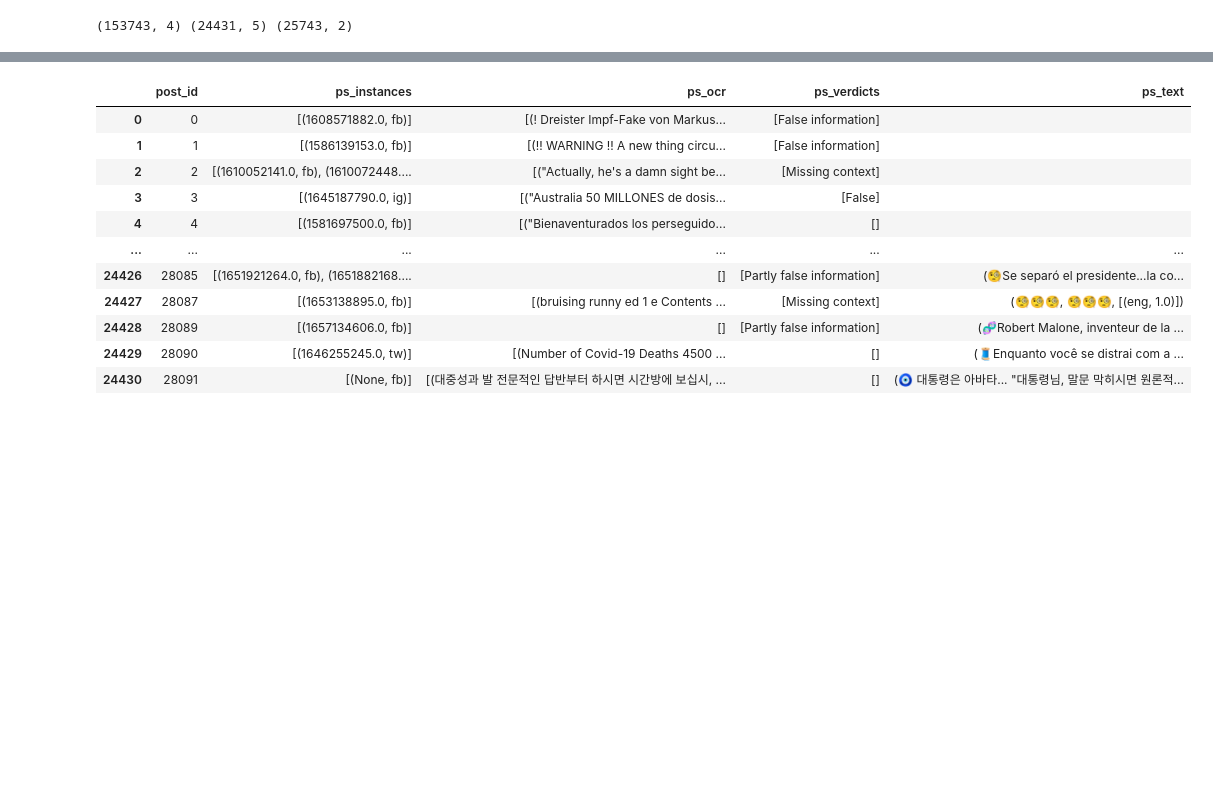
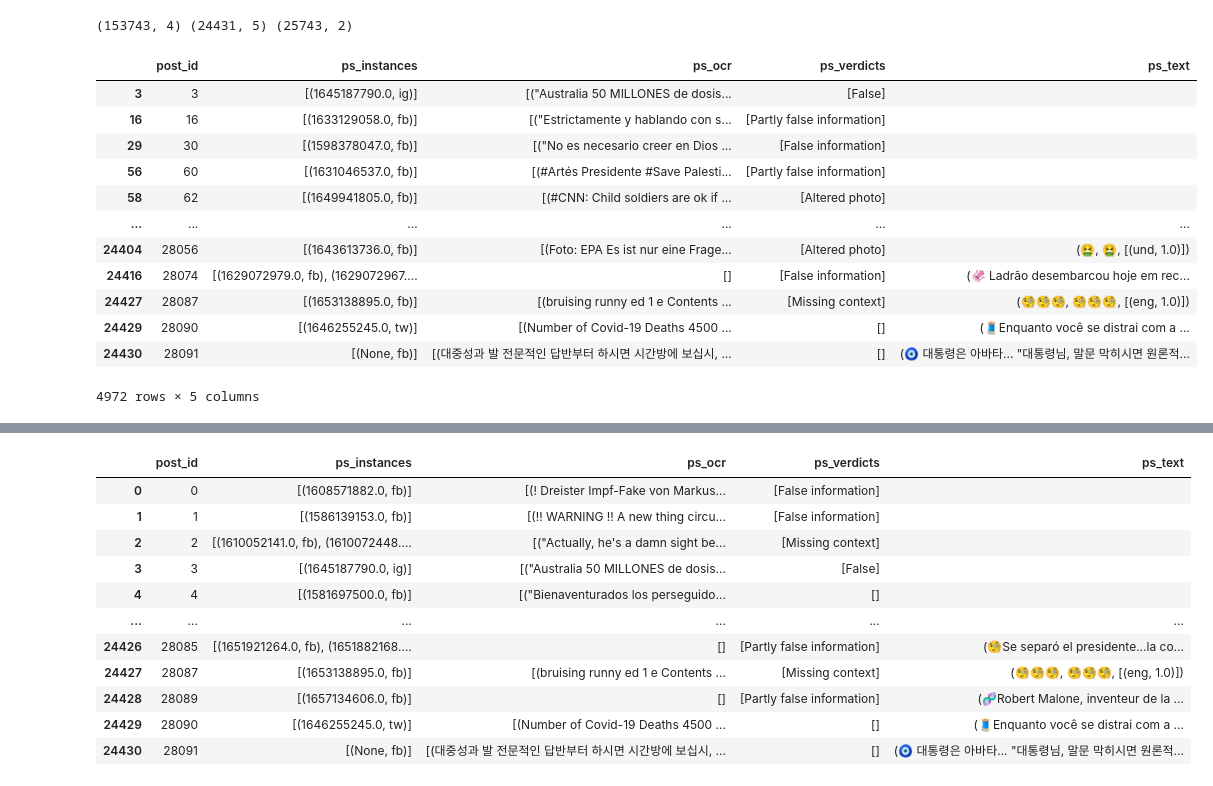
Before and after one commit to BecTome/semeval25-FactCheckedClaimRetrieval, a Jupyter notebook: nbs/data_exploration/task_splits.ipynb, the cells around one changed output, grey strips where cells are left out. Drawn from its saved outputs; the diff is of its cells as text; code cells hidden in the pictures; blank space fills up the shorter version.

```diff
--- a/nbs/data_exploration/task_splits.ipynb
+++ b/nbs/data_exploration/task_splits.ipynb
@@ -185,3 +185,20 @@ df_fact_check.columns = ["fc_" + col if col not in ["fact_check_id"] else col fo
 print(df_fact_check.shape, df_posts.shape, df_fact_check_mapping.shape)
 # %% [output]
 (153743, 4) (24431, 5) (25743, 2)
+# %%
+df_posts_cl_train = df_posts[df_posts["post_id"].isin(tasks["crosslingual"]["posts_train"])]
+df_posts_cl_train
+# %% [output]
+|  | post_id | ps_instances | ps_ocr | ps_verdicts | ps_text |
+| 3 | 3 | [(1645187790.0, ig)] | [("Australia 50 MILLONES de dosis... | [False] |  |
+| 16 | 16 | [(1633129058.0, fb)] | [("Estrictamente y hablando con s... | [Partly false information] |  |
+| 29 | 30 | [(1598378047.0, fb)] | [("No es necesario creer en Dios ... | [False information] |  |
+| 56 | 60 | [(1631046537.0, fb)] | [(#Artés Presidente #Save Palesti... | [Partly false information] |  |
+| 58 | 62 | [(1649941805.0, fb)] | [(#CNN: Child soldiers are ok if ... | [Altered photo] |  |
+| ... | ... | ... | ... | ... | ... |
+| 24404 | 28056 | [(1643613736.0, fb)] | [(Foto: EPA Es ist nur eine Frage... | [Altered photo] | (🤮, 🤮, [(und, 1.0)]) |
+| 24416 | 28074 | [(1629072979.0, fb), (1629072967.... | [] | [False information] | (🦑 Ladrão desembarcou hoje em rec... |
+| 24427 | 28087 | [(1653138895.0, fb)] | [(bruising runny ed 1 e Contents ... | [Missing context] | (🧐🧐🧐, 🧐🧐🧐, [(eng, 1.0)]) |
+| 24429 | 28090 | [(1646255245.0, tw)] | [(Number of Covid-19 Deaths 4500 ... | [] | (🧵Enquanto você se distrai com a ... |
+| 24430 | 28091 | [(None, fb)] | [(대중성과 발 전문적인 답반부터 하시면 시간방에 보십시, ... | [] | (🧿 대통령은 아바타... "대통령님, 말문 막히시면 원론적... |
+4972 rows × 5 columns
```
Also changed, not shown: parts of 8 cells of this notebook, 2 other files.
